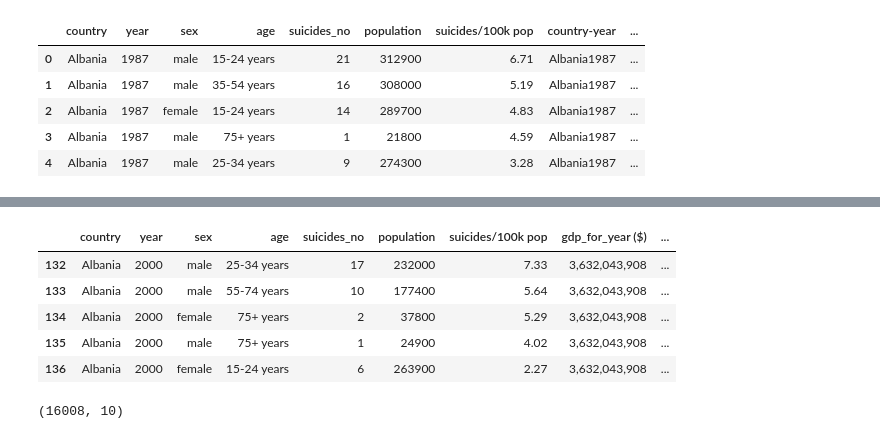
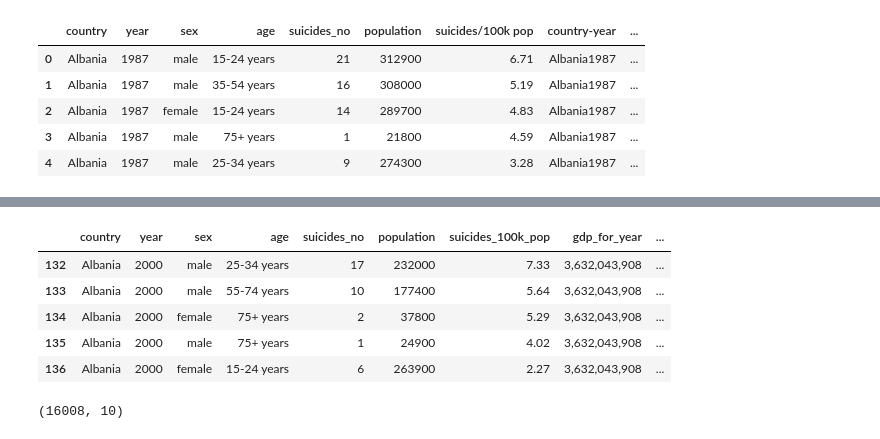
Before and after one commit to JohnaleJ/Extract_Transform_Load, a Jupyter notebook: suicide.ipynb, the cells around one changed output, grey strips where cells are left out. Saved outputs shown, nothing was run; the diff lists cells and outputs as text; code cells hidden in the pictures.

Commit message:
Add files via upload
Updating all files and adding the database with imported tables.

```diff
--- a/suicide.ipynb
+++ b/suicide.ipynb
@@ -20,16 +36,21 @@ df.head()
 # %%
 # Drop column country-year
 df.drop(columns='country-year', inplace=True)
 # Drop column HDI for year
 df.drop(columns='HDI for year', inplace=True)
 # Drop null values
 df.dropna(how='any', inplace=True)
 # Drop or filter the rows to only include years 2000 through 2015 (referenced https://stackoverflow.com/questions/13851535/how-to-delete-rows-from-a-pandas-dataframe-based-on-a-conditional-expression)
 df.drop(df[(df.year < 2000) | (df.year > 2015)].index, inplace=True)
+# rename fields to be more appropriate
+df.rename(columns={'suicides/100k pop':'suicides_100k_pop',
+                          ' gdp_for_year ($) ':'gdp_for_year',
+                          'gdp_per_capita ($)':'gdp_per_capita'},
+                 inplace=True)
 # check the dataframe structure
 df.head()
 # %% [output]
-|  | country | year | sex | age | suicides_no | population | suicides/100k pop | gdp_for_year ($) | ... |
+|  | country | year | sex | age | suicides_no | population | suicides_100k_pop | gdp_for_year | ... |
 | 132 | Albania | 2000 | male | 25-34 years | 17 | 232000 | 7.33 | 3,632,043,908 | ... |
 | 133 | Albania | 2000 | male | 55-74 years | 10 | 177400 | 5.64 | 3,632,043,908 | ... |
 | 134 | Albania | 2000 | female | 75+ years | 2 | 37800 | 5.29 | 3,632,043,908 | ... |
```
Also changed, not shown: parts of 52 cells of this notebook, 8 other files.
